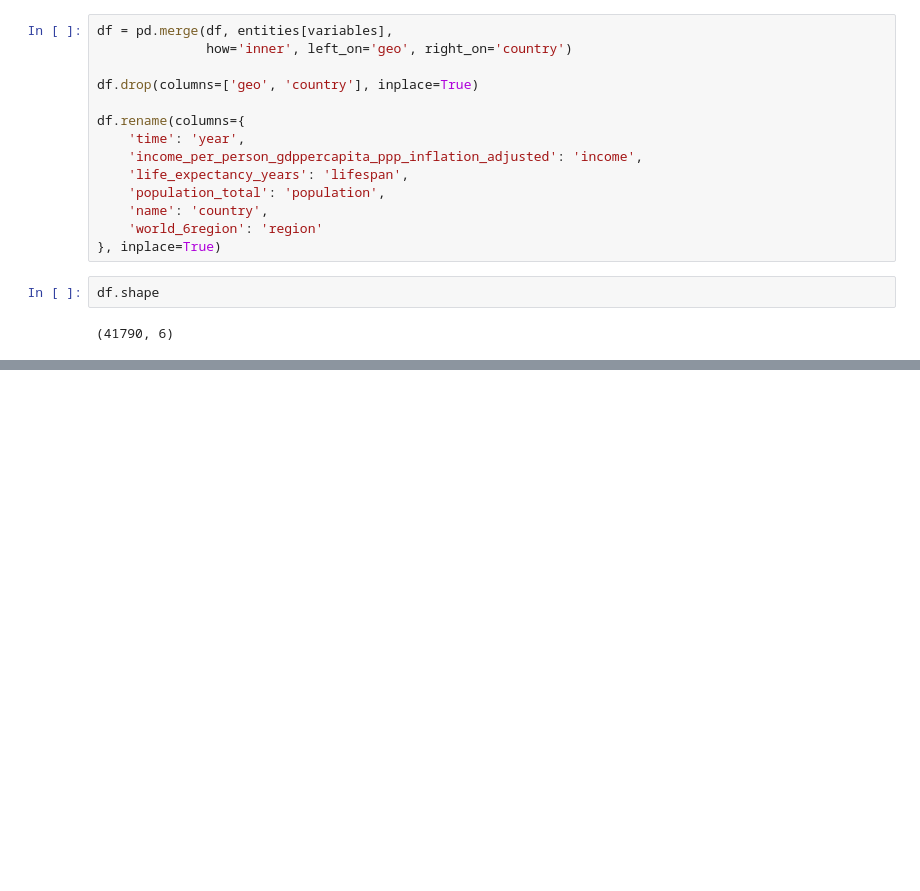
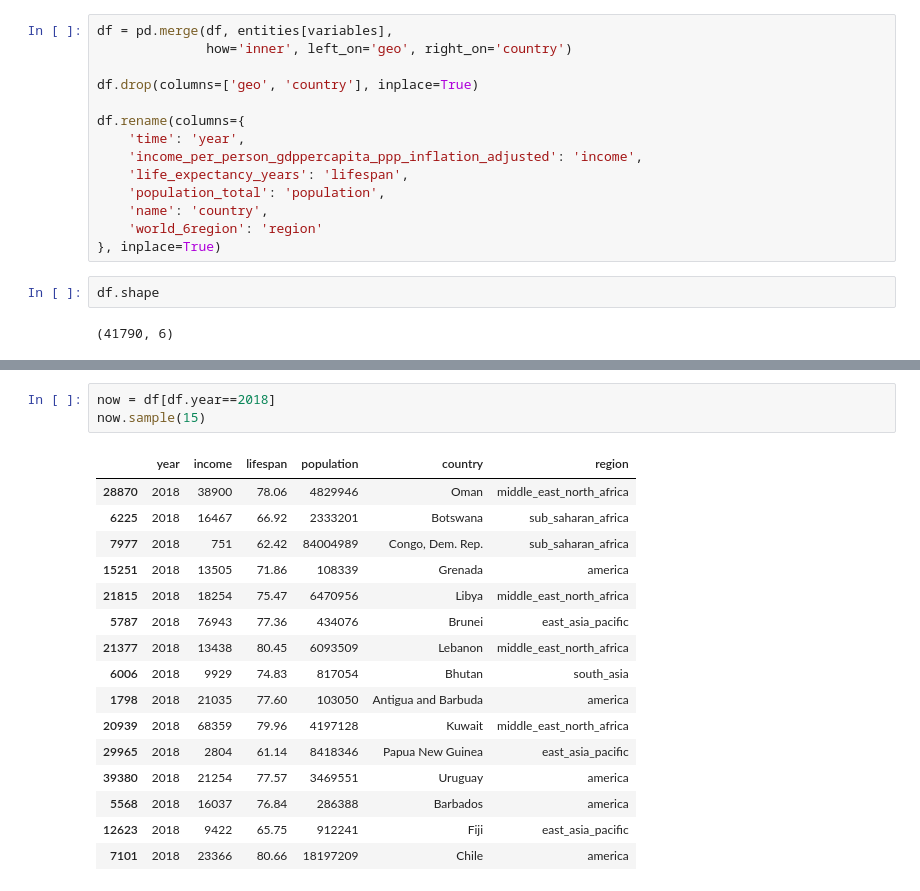
Before and after one commit to bloominstituteoftechnology/DS-Sprint-02-Storytelling-With-Data, a Jupyter notebook: module4-sequence-your-narrative/LS_DS_124_Sequence_your_narrative.ipynb, the cells around one changed output, grey strips where cells are left out. Cells and saved outputs as stored; diff of their text form; blank space fills up the shorter version.

```diff
--- a/module4-sequence-your-narrative/LS_DS_124_Sequence_your_narrative.ipynb
+++ b/module4-sequence-your-narrative/LS_DS_124_Sequence_your_narrative.ipynb
@@ -127,0 +136,20 @@ df.head()
+# %%
+now = df[df.year==2018]
+now.sample(15)
+# %% [output]
+|  | year | income | lifespan | population | country | region |
+| 28870 | 2018 | 38900 | 78.06 | 4829946 | Oman | middle_east_north_africa |
+| 6225 | 2018 | 16467 | 66.92 | 2333201 | Botswana | sub_saharan_africa |
+| 7977 | 2018 | 751 | 62.42 | 84004989 | Congo, Dem. Rep. | sub_saharan_africa |
+| 15251 | 2018 | 13505 | 71.86 | 108339 | Grenada | america |
+| 21815 | 2018 | 18254 | 75.47 | 6470956 | Libya | middle_east_north_africa |
+| 5787 | 2018 | 76943 | 77.36 | 434076 | Brunei | east_asia_pacific |
+| 21377 | 2018 | 13438 | 80.45 | 6093509 | Lebanon | middle_east_north_africa |
+| 6006 | 2018 | 9929 | 74.83 | 817054 | Bhutan | south_asia |
+| 1798 | 2018 | 21035 | 77.60 | 103050 | Antigua and Barbuda | america |
+| 20939 | 2018 | 68359 | 79.96 | 4197128 | Kuwait | middle_east_north_africa |
+| 29965 | 2018 | 2804 | 61.14 | 8418346 | Papua New Guinea | east_asia_pacific |
+| 39380 | 2018 | 21254 | 77.57 | 3469551 | Uruguay | america |
+| 5568 | 2018 | 16037 | 76.84 | 286388 | Barbados | america |
+| 12623 | 2018 | 9422 | 65.75 | 912241 | Fiji | east_asia_pacific |
+| 7101 | 2018 | 23366 | 80.66 | 18197209 | Chile | america |
```
Also changed, not shown: parts of 8 cells of this notebook.
